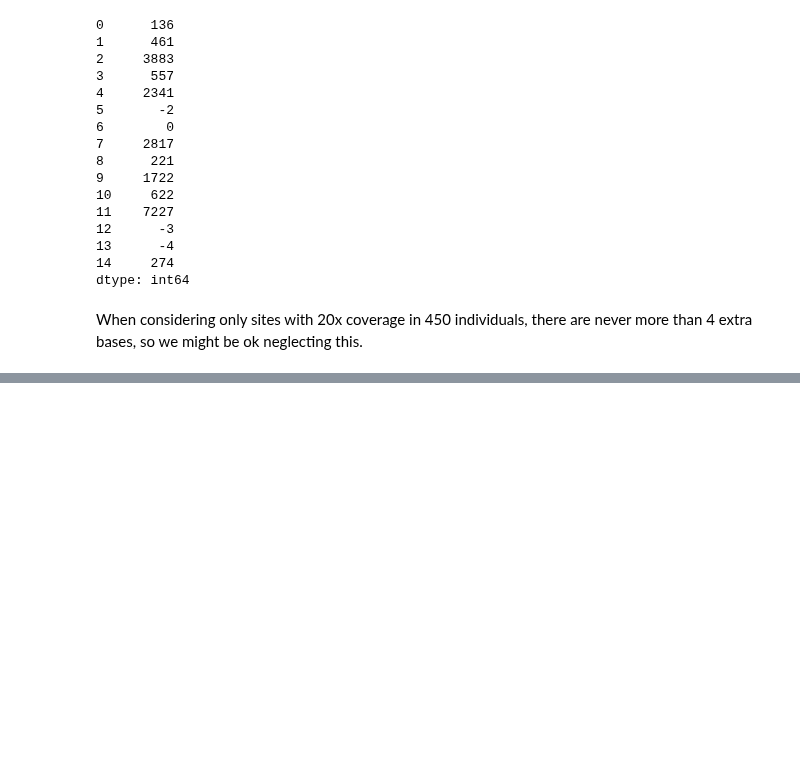
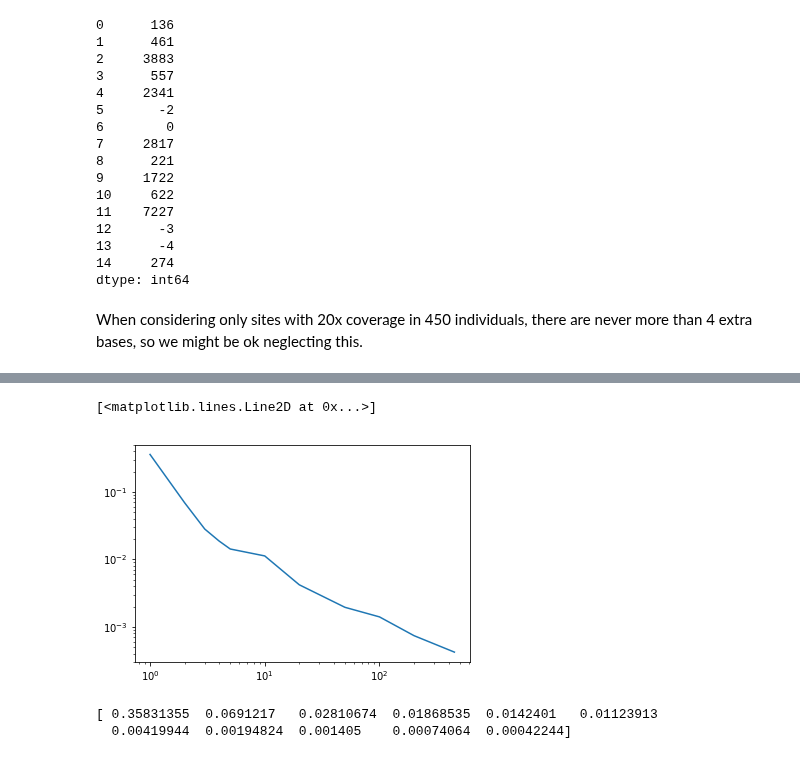
Before and after one commit to dp-rice/multiplemergers, a Jupyter notebook: notebooks/Gazave_Etal_initial_analysis.ipynb, the cells around one changed output, grey strips where cells are left out. Drawn from its saved outputs; the diff is of its cells as text; code cells hidden in the pictures; blank space fills up the shorter version.

```diff
--- a/notebooks/Gazave_Etal_initial_analysis.ipynb
+++ b/notebooks/Gazave_Etal_initial_analysis.ipynb
@@ -251,0 +364,3 @@ SNVs:
+# %%
+for index, row in targets.iterrows():
+    snvs['in_target{}'.format(index)] = (snvs.CHROM==row.chr) & (snvs.POS >= row.start) & (snvs.POS < row.end)
@@ -255,0 +388,27 @@ SFS figures:
+# %%
+# Define bin edges according to np.hist specification. Including 451 in the last bin to make sure the bin widths are correct.
+bins = np.array([1, 2, 3, 4, 5, 6, 11, 21, 51, 101, 201, 451])
+bin_widths = np.diff(bins)
+# %%
+from scipy.stats import hypergeom
+n_ds = 900
+counts = np.arange(n_ds+1, dtype=int)
+#ds_cdf = hypergeom(snvs.AN[snvs.AN>=900], n_ds, snvs.AC[snvs.AN>=900]).cdf(bins[:,None])
+ds_pmf = hypergeom(snvs.AN, n_ds, snvs.AC).pmf(counts[:,None])
+ds_cdf = np.cumsum(ds_pmf, axis=0)
+# %%
+binned_pmf = np.diff(ds_cdf[bins-1,:], axis=0)
+binned_sfs = np.nansum(binned_pmf, axis=1) / bin_widths
+binned_sfs /= (snvs.AN >= 900).sum()
+# %%
+# Figure 1 uses the right edges of bins where the width is more than one
+x = np.hstack((bins[:5], bins[6:]-1))
+plt.loglog(x, binned_sfs)
+# %% [output]
+[<matplotlib.lines.Line2D at 0x...>]
+[figure, added]
+# %%
+print(binned_sfs)
+# %% [output]
+[ 0.35831355  0.0691217   0.02810674  0.01868535  0.0142401   0.01123913
+  0.00419944  0.00194824  0.001405    0.00074064  0.00042244]
```
Also changed, not shown: parts of 31 cells of this notebook.
